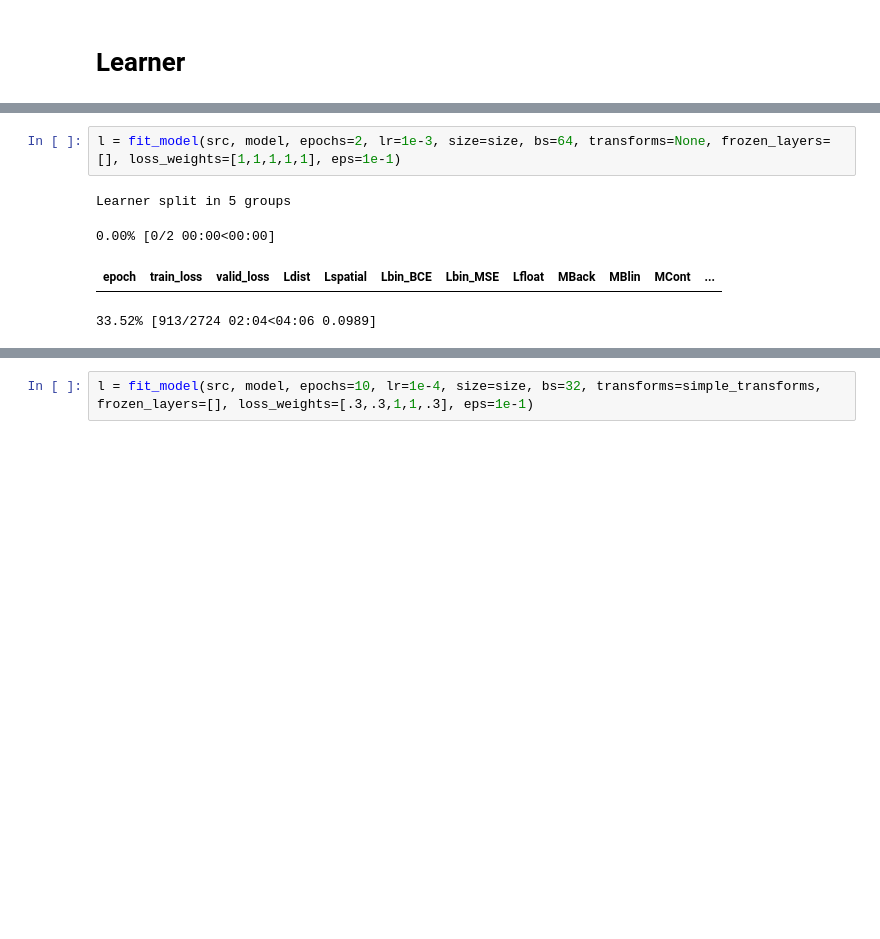
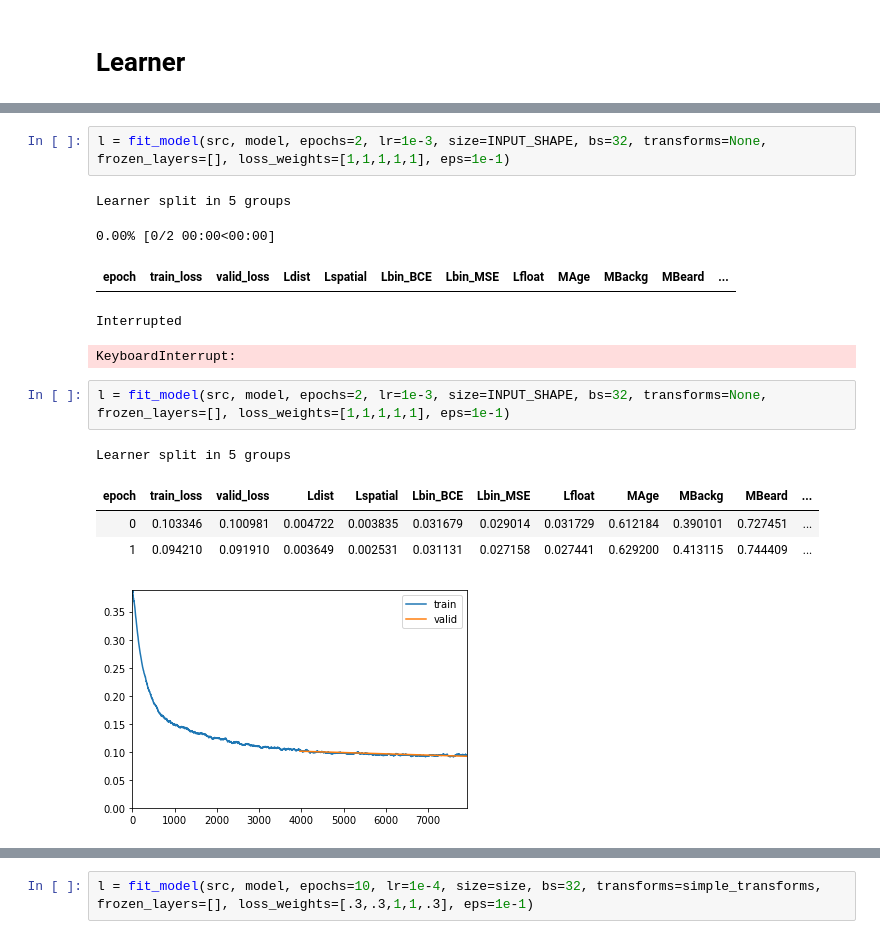
Before and after one commit to doas3140/face-pipeline, a Jupyter notebook: nbs/06_face_cropped_training.ipynb, the cells around one changed output, grey strips where cells are left out. Cells and saved outputs as stored; diff of their text form; blank space fills up the shorter version.

```diff
--- a/nbs/06_face_cropped_training.ipynb
+++ b/nbs/06_face_cropped_training.ipynb
@@ -453,7 +626,16 @@ LR Finder is complete, type {learner_name}.recorder.plot() to see the graph.
 # %%
-l = fit_model(src, model, epochs=2, lr=1e-3, size=size, bs=64, transforms=None, frozen_layers=[], loss_weights=[1,1,1,1,1], eps=1e-1)
+l = fit_model(src, model, epochs=2, lr=1e-3, size=INPUT_SHAPE, bs=32, transforms=None, frozen_layers=[], loss_weights=[1,1,1,1,1], eps=1e-1)
 # %% [output]
 Learner split in 5 groups
 0.00% [0/2 00:00<00:00]
-| epoch | train_loss | valid_loss | Ldist | Lspatial | Lbin_BCE | Lbin_MSE | Lfloat | MBack | MBlin | MCont | ... |
+| epoch | train_loss | valid_loss | Ldist | Lspatial | Lbin_BCE | Lbin_MSE | Lfloat | MAge | MBackg | MBeard | ... |
-33.52% [913/2724 02:04<04:06 0.0989]
+Interrupted
+KeyboardInterrupt:
+# %%
+l = fit_model(src, model, epochs=2, lr=1e-3, size=INPUT_SHAPE, bs=32, transforms=None, frozen_layers=[], loss_weights=[1,1,1,1,1], eps=1e-1)
+# %% [output]
+Learner split in 5 groups
+| epoch | train_loss | valid_loss | Ldist | Lspatial | Lbin_BCE | Lbin_MSE | Lfloat | MAge | MBackg | MBeard | ... |
+| 0 | 0.103346 | 0.100981 | 0.004722 | 0.003835 | 0.031679 | 0.029014 | 0.031729 | 0.612184 | 0.390101 | 0.727451 | ... |
+| 1 | 0.094210 | 0.091910 | 0.003649 | 0.002531 | 0.031131 | 0.027158 | 0.027441 | 0.629200 | 0.413115 | 0.744409 | ... |
+[figure, added]
```
Also changed, not shown: parts of 89 cells of this notebook, 12 other files.
